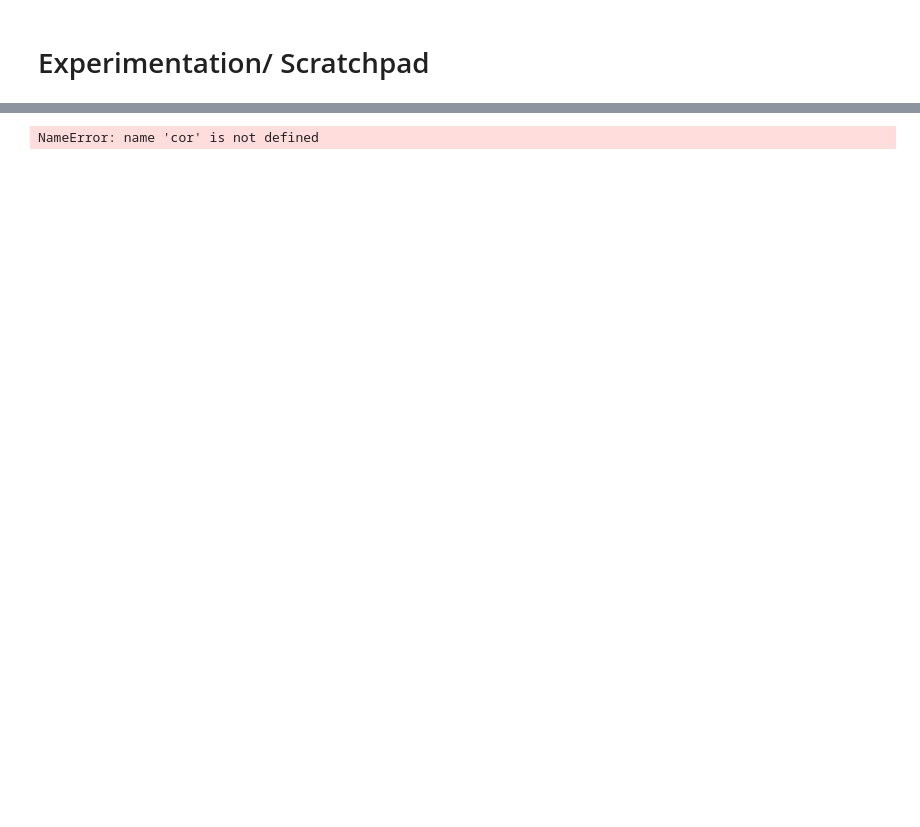
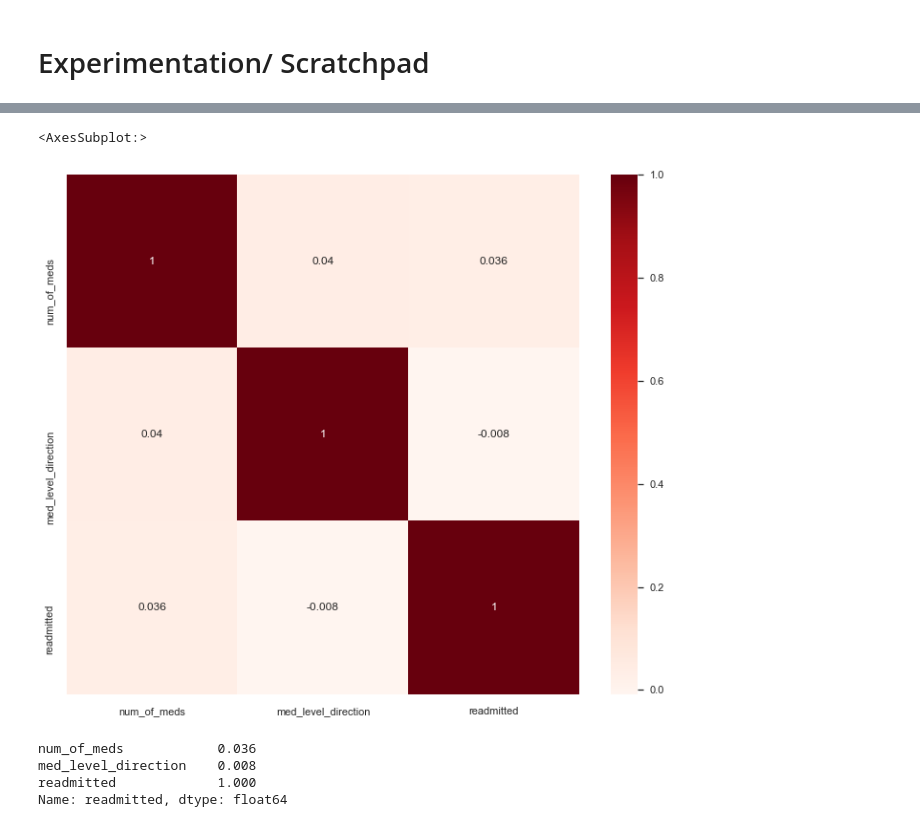
Before and after one commit to bcullinan32/ML_Course, a Jupyter notebook: Class-Data-Clean-Up.ipynb, the cells around one changed output, grey strips where cells are left out. Drawn from its saved outputs; the diff is of its cells as text; code cells hidden in the pictures; blank space fills up the shorter version.

```diff
--- a/Class-Data-Clean-Up.ipynb
+++ b/Class-Data-Clean-Up.ipynb
@@ -300,3 +257,14 @@ mainData['diag_1'].isna().sum()
 mainData['diag_2'] = mainData['diag_2'].fillna(mainData['diag_3'])
 mainData['diag_1'] = mainData['diag_1'].fillna(mainData['diag_2'])
 mainData = mainData.dropna(subset=['diag_1'])
+# %%
+# Remove Deceased Patients
+## Note: The research question is about predicting what patients will be re-admitted.
+## In order to not skew the resutls, patients who died while admitted should be removed from the prediction
+
+# Create List of Deceased
+## Note: I only removed cases that explicity said the patient expired.
+## I did not remove patients who were transfered to hospice (13,14)
+
+expCodes = ['11','19','20','21']
+mainData = mainData[~mainData['discharge_disposition_id'].isin(expCodes)]
@@ -395,3 +314,17 @@ Name: readmitted, dtype: int64
+# %%
+# Encode 'Readmitted'
+## Per professor's suggestion, do this as a series of binary values
+
+# Execute Encoding
+dummyTemp = pd.get_dummies(mainData['readmitted'],prefix='readmitted_')
+mainData = mainData.join(dummyTemp)
+
+# Customize/ Clean-Up
+## Make 'readmitted' more logical so it is 0 when no and 1 when yes
+mainData = mainData.drop(columns=['readmitted']) # Drop Old Readmitted Column
+mainData = mainData.rename(columns={'readmitted__NO': 'readmitted'}) # Rename encoded column
+mainData = mainData.dropna(subset=['readmitted']) # drop puzzling 1 nan value
+mainData['readmitted'] = mainData['readmitted'].map({0:1, 1:0}) # reverse encoding to make logical
 # %% [markdown]
 ## Replace Look-Up Values With Literal Values
 # %%
@@ -479,6 +407,11 @@ Name: num_of_meds, dtype: int64
 # %%
-expVars = ['num_of_meds','med_level_','metformin','repaglinide','nateglinide','chlorpropamide','glimepiride',
+expVars = ['num_of_meds','med_level_direction','metformin','repaglinide','nateglinide','chlorpropamide','glimepiride',
             'acetohexamide','glipizide','glyburide','tolbutamide','pioglitazone',
             'rosiglitazone','acarbose','miglitol','troglitazone','tolazamide','examide',
             'citoglipton','insulin','glyburide.metformin','glipizide.metformin','glimepiride.pioglitazone',
-            'metformin.rosiglitazone','metformin.pioglitazone']
+            'metformin.rosiglitazone','metformin.pioglitazone','readmitted']
+
+expSummaryVars = ['num_of_meds','med_level_direction','readmitted']
+
+tempCor = mainData[expSummaryVars]
+tempCor.sample(5)
@@ -485,9 +425,21 @@ expVars = ['num_of_meds','med_level_','metformin','repaglinide','nateglinide','c
+# %%
+#Multiple Regression -- Check Correlations in HeatMap
+plt.figure(figsize=(12,10))
+cor = round(tempCor.corr(),3)
+sns.heatmap(cor, annot=True, cmap=plt.cm.Reds)
+# %% [output]
+<AxesSubplot:>
+[figure, added]
 # %%
 #Multiple Regressions -- Correlation with output variable
-responseVar = 'qt_diff'
+responseVar = 'readmitted'
 cor_target = abs(cor[responseVar])
 #Selecting highly correlated features
-relevant_features = cor_target[cor_target>=0.05] # Look for Features w/ greater 0.05 cor
-relevant_features
+#relevant_features = cor_target[cor_target>=0.01] # Look for Features w/ greater 0.05 cor
+#relevant_features
+cor_target
 # %% [output]
-NameError: name 'cor' is not defined
+num_of_meds            0.036
+med_level_direction    0.008
+readmitted             1.000
+Name: readmitted, dtype: float64
```
Also changed, not shown: parts of 17 cells of this notebook.
